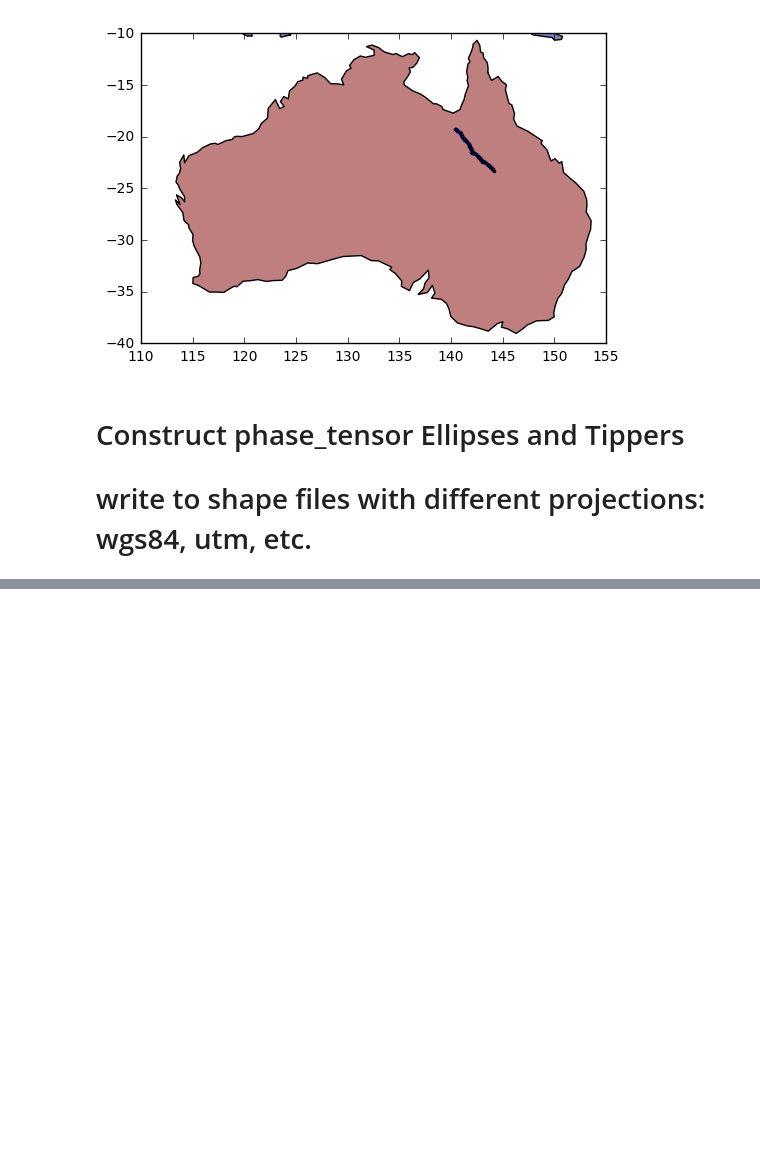
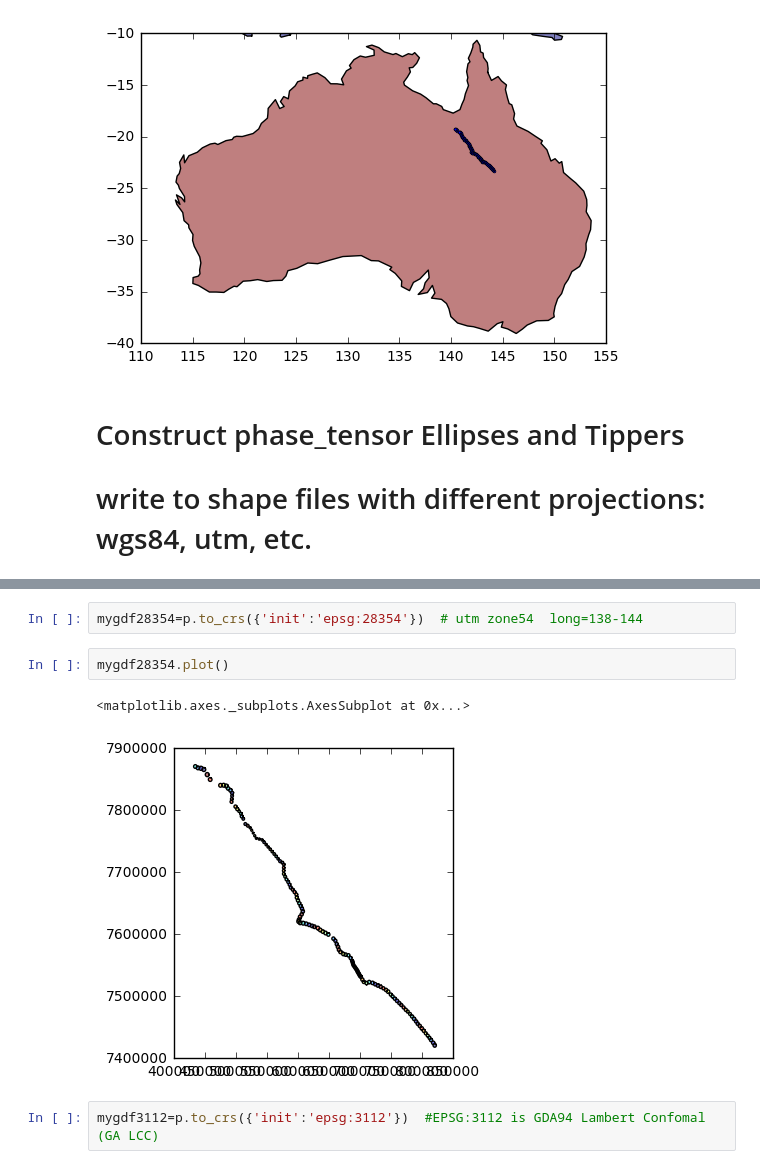
Before and after one commit to MTgeophysics/mtpy, a Jupyter notebook: examples/notebooks/geopandas_csv2shp.ipynb, the cells around one changed output, grey strips where cells are left out. Cells and saved outputs as stored; diff of their text form; blank space fills up the shorter version.

```diff
--- a/examples/notebooks/geopandas_csv2shp.ipynb
+++ b/examples/notebooks/geopandas_csv2shp.ipynb
@@ -263,0 +388,9 @@ def create_phase_tensor_shp(csvfile):
+# %%
+mygdf28354=p.to_crs({'init':'epsg:28354'})  # utm zone54  long=138-144
+# %%
+mygdf28354.plot()
+# %% [output]
+<matplotlib.axes._subplots.AxesSubplot at 0x...>
+[figure, added]
+# %%
+mygdf3112=p.to_crs({'init':'epsg:3112'})  #EPSG:3112 is GDA94 Lambert Confomal (GA LCC)
```
Also changed, not shown: parts of 14 cells of this notebook, 1 other file.
